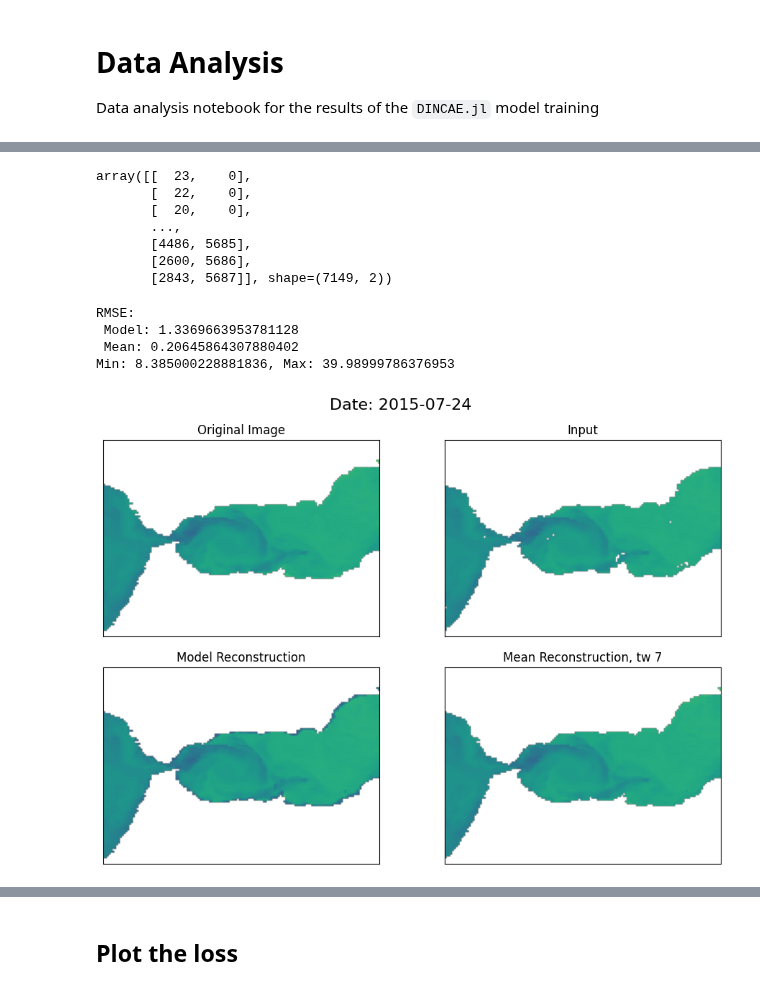
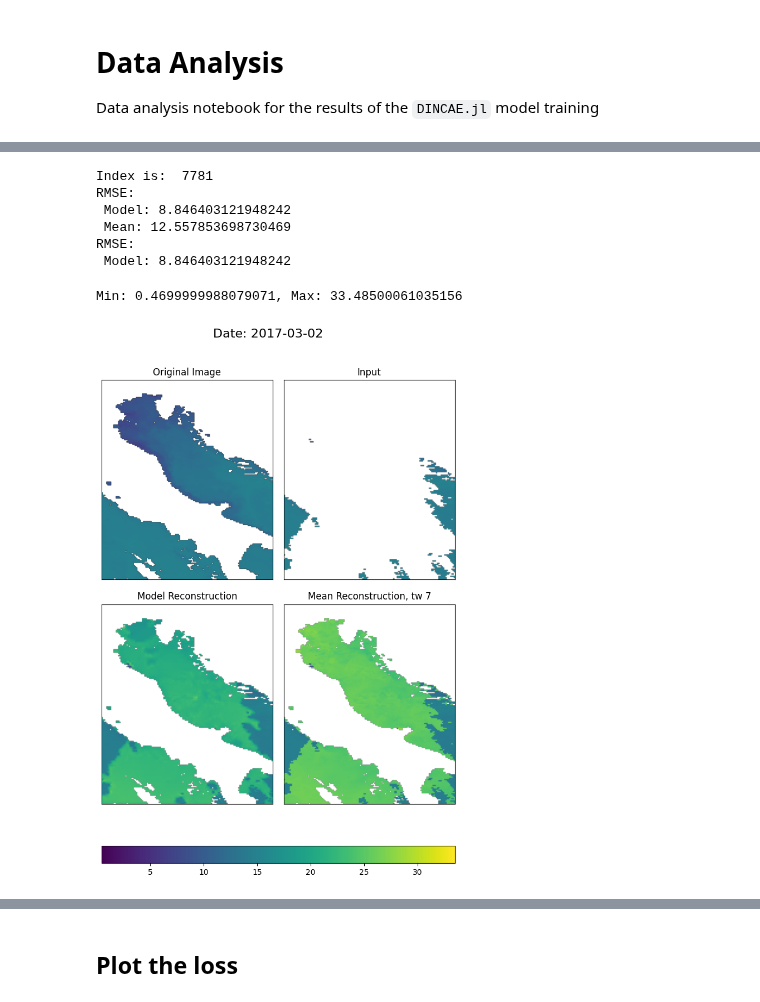
Before and after one commit to LisaDaVinchie/DINCAE.jl, a Jupyter notebook: data_analysis.ipynb, the cells around one changed output, grey strips where cells are left out. Saved outputs shown, nothing was run; the diff lists cells and outputs as text; code cells hidden in the pictures.

```diff
--- a/data_analysis.ipynb
+++ b/data_analysis.ipynb
@@ -7,11 +7,12 @@ import xarray
 import numpy as np
 import matplotlib.pyplot as plt
 # %%
-i = 10   # Index of the trial to analyze
+i = 3  # Index of the trial to analyze
 base_folder = f"./results/trial_{i}/"
 
 result = xarray.open_dataset(f"{base_folder}/data-avg.nc") # Model output
 
 # subset = xarray.open_dataset(f"{base_folder}/dataset.nc") # Raw data
+dataset = xarray.open_dataset(f"./data/dataset.nc") # Raw data
 cleanup = xarray.open_dataset(f"{base_folder}/modis_cleanup.nc") # Cleaned data (pixels with quality flags > 3 or temperature > 40 removed)
 cleanup_clouds = xarray.open_dataset(f"{base_folder}/modis_cleanup_add_clouds.nc") # Cleaned data with simulated clouds added
@@ -73,5 +54,5 @@ array([[  23,    0],
 # %%
-cloud_mask = np.isnan(cleanup_clouds_sst) & ~np.isnan(cleanup_sst)
+cloud_mask = sea_mask.reshape(-1, sea_mask.shape[0], sea_mask.shape[1]).repeat(cleanup_clouds_sst.shape[0], axis=0) &np.isnan(cleanup_clouds_sst) & ~np.isnan(cleanup_sst)
 
 # Reconstruct the image using the model output where clouds were added and the original image otherwise
-reconstructed_imgs = np.where(cloud_mask, result_sst, cleanup_sst)
+reconstructed_imgs = reconstruct_image(result_sst, cleanup_sst, cloud_mask)
@@ -81,0 +102,5 @@ np.nanmin(reconstructed_imgs), np.nanmax(reconstructed_imgs)
+# %%
+# Sort indices by RMSE
+RMSE_vals = np.stack((index, RMSE_rec), axis=1)
+RMSE_vals = RMSE_vals[np.argsort(RMSE_vals[:, 1])]
+RMSE_vals[0, 1], RMSE_vals[-1, 1]
@@ -98,73 +135,68 @@ plt.colorbar()
-# %%
-added_clouds
-# %% [output]
-array([[  23,    0],
-       [  22,    0],
-       [  20,    0],
-       ...,
-       [4486, 5685],
-       [2600, 5686],
-       [2843, 5687]], shape=(7149, 2))
 # %%
-time_window = 7 # Specify the time window for reconstruction
-n_days = time_window // 2 # Get the number of days before and after the current day
 
-i = np.random.choice(added_clouds[-100:, 0])  # Randomly select a day with added clouds
-i = 5177
-reconstruction_days = [x for x in range(i - n_days, i + n_days + 1) if x != i]
+i = np.random.choice(RMSE_vals[:, 0].astype(int)) # Choose a random index from the sorted RMSE values
+j = -1
+i = RMSE_vals[j, 0].astype(int)  # Choose the index based on the RMSE
+val = RMSE_vals[j, 1]
+print("Index is: ", i)
 
 date = cleanup.time[i].values.astype('datetime64[D]')
-# The applied clouds are where cleanup_clouds_sst is NaN but and the original image isn't
-cloud_mask = np.isnan(cleanup_clouds_sst[i]) & ~np.isnan(cleanup_sst[i]) & sea_mask
 
 # Reconstruct the image using the model output where clouds were added and the original image otherwise
-reconstructed_img = np.where(cloud_mask, result_sst[i], cleanup_sst[i])
-reconstructed_img = np.where(reconstructed_img < 0, np.nan, reconstructed_img)
-reconstructed_img = np.where(reconstructed_img > 40, np.nan, reconstructed_img)
+reconstructed_img = reconstruct_image(result_sst[i], cleanup_sst[i], cloud_mask[i])
 
 # Calculate the mean of the surrounding days
-mean_res = np.nanmean(cleanup_clouds_sst[reconstruction_days], axis=0)
+mean_res = calculate_mean_image(cleanup_clouds_sst, n_days, i)
+
 # Calculate the reconstructed image using the mean of the surrounding days where clouds were added
-reconstructed_mean_img = np.where(cloud_mask, mean_res, cleanup_sst[i])
+reconstructed_mean_img = reconstruct_image(mean_res, cleanup_sst[i], cloud_mask[i])
 
-# Calculate RMSE between the reconstructed and original images
-RMSE_model = np.sqrt(np.nanmean((reconstructed_img - cleanup_sst[i]) ** 2))
-RMSE_mean = np.sqrt(np.nanmean((reconstructed_mean_img - cleanup_sst[i]) ** 2))
+RMSE_model = RMSE(reconstructed_img, cleanup_sst[i], cloud_mask[i])
+RMSE_m = RMSE(reconstructed_mean_img, cleanup_sst[i], cloud_mask[i])
 
-print(f"RMSE:\n Model: {RMSE_model}\n Mean: {RMSE_mean}")
+# # Calculate RMSE between the reconstructed and original images
+# RMSE_model = np.sqrt(np.nanmean((reconstructed_img - cleanup_sst[i]) ** 2))
+# RMSE_mean = np.sqrt(np.nanmean((reconstructed_mean_img - cleanup_sst[i]) ** 2))
+
+print(f"RMSE:\n Model: {RMSE_model}\n Mean: {RMSE_m}")
+print(f"RMSE:\n Model: {val}")
 
 # Calculate the min and max values for consistent color scaling
 vmin = np.min([np.nanmin(reconstructed_img), np.nanmin(cleanup_clouds_sst), np.nanmin(reconstructed_mean_img)])
 vmax = np.max([np.nanmax(reconstructed_img), np.nanmax(cleanup_clouds_sst), np.nanmax(reconstructed_mean_img)])
 print(f"Min: {vmin}, Max: {vmax}")
 
-fig, axs = plt.subplots(2, 2, figsize = (10, 7), sharex=True, sharey=True)
+fig, axs = plt.subplots(2, 2, figsize = (7, 10), sharex=True, sharey=True)
 # fig.suptitle(f"RMSE Model: {RMSE_model:.2f}, RMSE Mean: {RMSE_mean:.2f}", fontsize=16)
 fig.suptitle(f"Date: {date}", fontsize=16)
 
 axs[0, 0].imshow(cleanup_sst[i], cmap='viridis', vmin=vmin, vmax=vmax)
 axs[0, 0].set_title('Original Image')
 
 axs[0, 1].imshow(cleanup_clouds_sst[i], cmap='viridis', vmin=vmin, vmax=vmax)
 axs[0, 1].set_title('Input')
 
 axs[1, 0].imshow(reconstructed_img, cmap='viridis', vmin=vmin, vmax=vmax)
 axs[1, 0].set_title('Model Reconstruction')
 
 axs[1, 1].imshow(reconstructed_mean_img, cmap='viridis', vmin=vmin, vmax=vmax)
 axs[1, 1].set_title(f'Mean Reconstruction, tw {time_window}')
 
 plt.tight_layout()
 for ax in axs.flat:
     ax.set_xticks([])
     ax.set_yticks([])
-# plt.colorbar(axs[0, 0].imshow(cleanup_sst[i], cmap='viridis', vmin=vmin, vmax=vmax),
-#              ax=axs,
-#              orientation='horizontal')
+cbar = plt.colorbar(axs[0, 0].imshow(cleanup_sst[i], cmap='viridis', vmin=vmin, vmax=vmax),
+                    ax=axs,
+                    orientation='horizontal',
+                    fraction=0.04, pad=0.08)
 plt.show()
 # %% [output]
+Index is:  7781
 RMSE:
- Model: 1.3369663953781128
- Mean: 0.20645864307880402
-Min: 8.385000228881836, Max: 39.98999786376953
+ Model: 8.846403121948242
+ Mean: 12.557853698730469
+RMSE:
+ Model: 8.846403121948242
+Min: 0.4699999988079071, Max: 33.48500061035156
-[figure, old version]
+[figure, new version]
```
Also changed, not shown: parts of 27 cells of this notebook.
